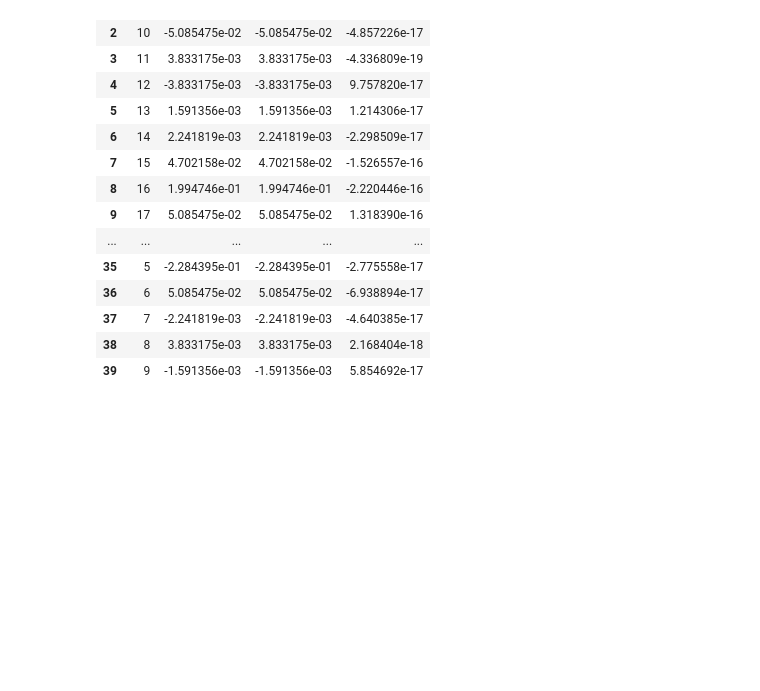
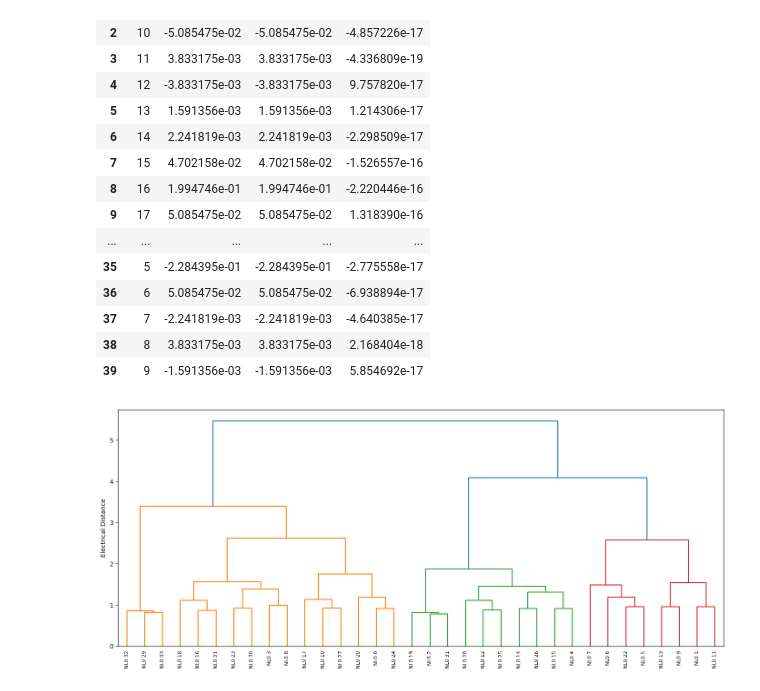
Before and after one commit to alexhtn163/locational-signals-cm, a Jupyter notebook: data/nl34-ptdf.ipynb, the cells around one changed output. Cells and saved outputs as stored; diff of their text form; code cells hidden in the pictures; blank space fills up the shorter version.

```diff
--- a/data/nl34-ptdf.ipynb
+++ b/data/nl34-ptdf.ipynb
@@ -5,7 +11,7 @@ from scipy.linalg import solve
 # %%
-b = pd.read_csv("nl34_buses.csv")
-l = pd.read_csv("nl34_lines.csv")
-print(b)
+b_raw = pd.read_csv("nl34_buses.csv")
+l_raw = pd.read_csv("nl34_lines.csv")
+print(b_raw)
 # %% [output]
       name  v_nom  type         x          y carrier  unit  location  \
 0    NL0 0  380.0   NaN  4.987569  52.160521      AC   NaN       NaN
@@ -27,12 +33,12 @@ print(b)
 # %%
 # clean the data, keeping only columns we need and get rid of empty rows
-buses = b[["name"]].copy()
+buses = b_raw[["name"]].copy()
 # drop H2 and battery buses, not relevant for our analysis
 buses = buses[~buses["name"].str.contains("H2|battery", case=False, na=False)]
 
 
 # data needed from lines: name, bus0, bus1, reactance x and capacity s_nom
-lines = l[["name", "bus0", "bus1", "x", "r", "s_nom", "s_max_pu"]].copy()
+lines = l_raw[["name", "bus0", "bus1", "x", "r", "s_nom", "s_max_pu"]].copy()
 # for line capacity: "s_nom" multplied with "s_max_pu" to recover the usable capacity
 lines["s_nom"] = lines["s_nom"] * lines["s_max_pu"]
 lines = lines.drop(columns=["s_max_pu"])
@@ -312,3 +318,23 @@ Max absolute difference: 1.979552991012258e-15
 | 37 | 7 | -2.241819e-03 | -2.241819e-03 | -4.640385e-17 |
 | 38 | 8 | 3.833175e-03 | 3.833175e-03 | 2.168404e-18 |
 | 39 | 9 | -1.591356e-03 | -1.591356e-03 | 5.854692e-17 |
+# %%
+# PTDF is (lines × nodes) matrix
+# Each column = how a 1 MW injection at that node affects all line flows
+# Euclidean distance between columns = electrical distance between nodes
+
+bus_names = buses["name"].values
+node_signatures = PTDF.T  # (nodes × lines)
+
+
+distances = pdist(node_signatures, metric='euclidean')
+Z = linkage(distances, method='ward')
+
+# Plot dendrogram
+plt.figure(figsize=(14, 6))
+dendrogram(Z, labels=bus_names, leaf_rotation=90)
+plt.ylabel("Electrical Distance")
+plt.tight_layout()
+plt.show()
+# %% [output]
+[figure, added]
```
Also changed, not shown: parts of 7 cells of this notebook, 35 other files.
